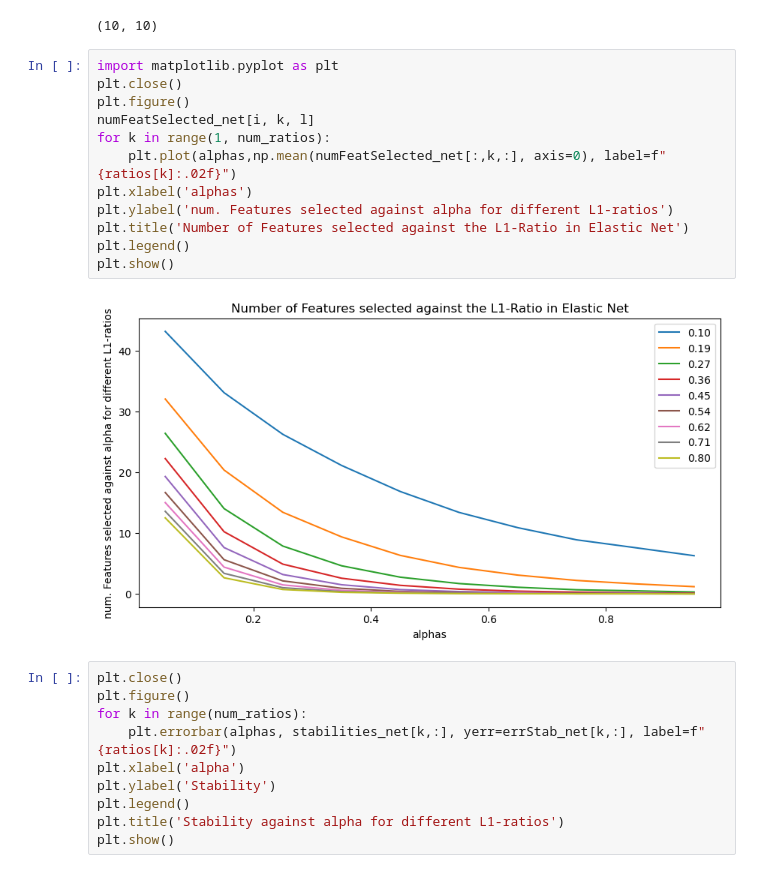
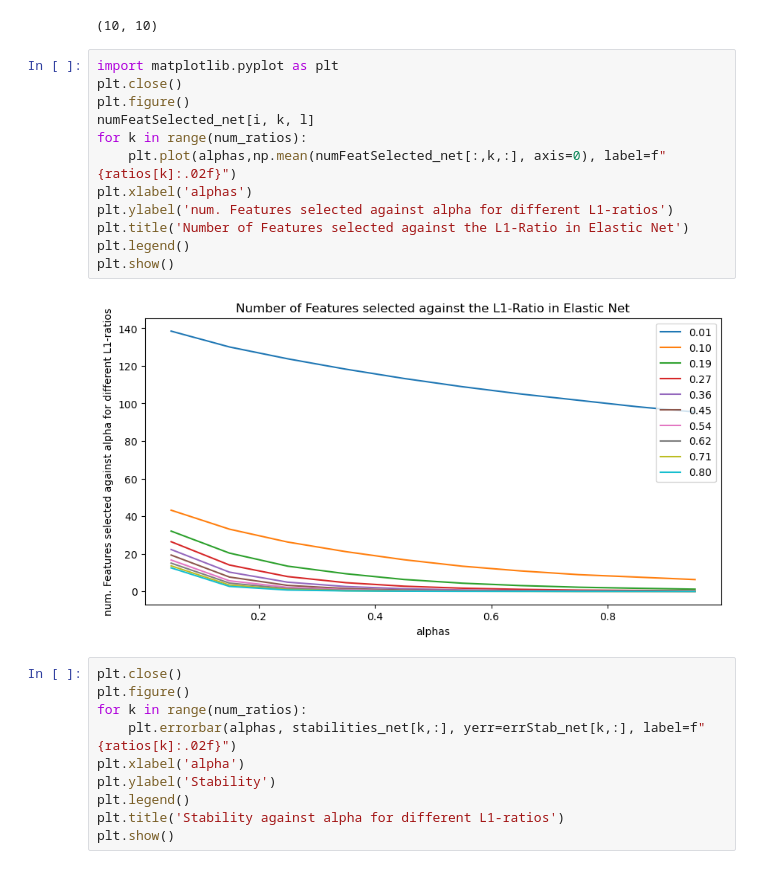
Before and after one commit to Xenomirant/ts_prediction, a Jupyter notebook: scripts/Pipeline.ipynb, the cells around one changed output. Drawn from its saved outputs; the diff is of its cells as text.

```diff
--- a/scripts/Pipeline.ipynb
+++ b/scripts/Pipeline.ipynb
@@ -521,17 +526,17 @@ errStab_net.shape
 # %%
 import matplotlib.pyplot as plt
 plt.close()
 plt.figure()
 numFeatSelected_net[i, k, l]
-for k in range(1, num_ratios):
+for k in range(num_ratios):
     plt.plot(alphas,np.mean(numFeatSelected_net[:,k,:], axis=0), label=f"{ratios[k]:.02f}")
 plt.xlabel('alphas')
 plt.ylabel('num. Features selected against alpha for different L1-ratios')
 plt.title('Number of Features selected against the L1-Ratio in Elastic Net')
 plt.legend()
 plt.show()
 # %% [output]
-[figure, old version]
+[figure, new version]
 # %%
 plt.close()
 plt.figure()
```
Also changed, not shown: parts of 38 cells of this notebook, 1 other file.
